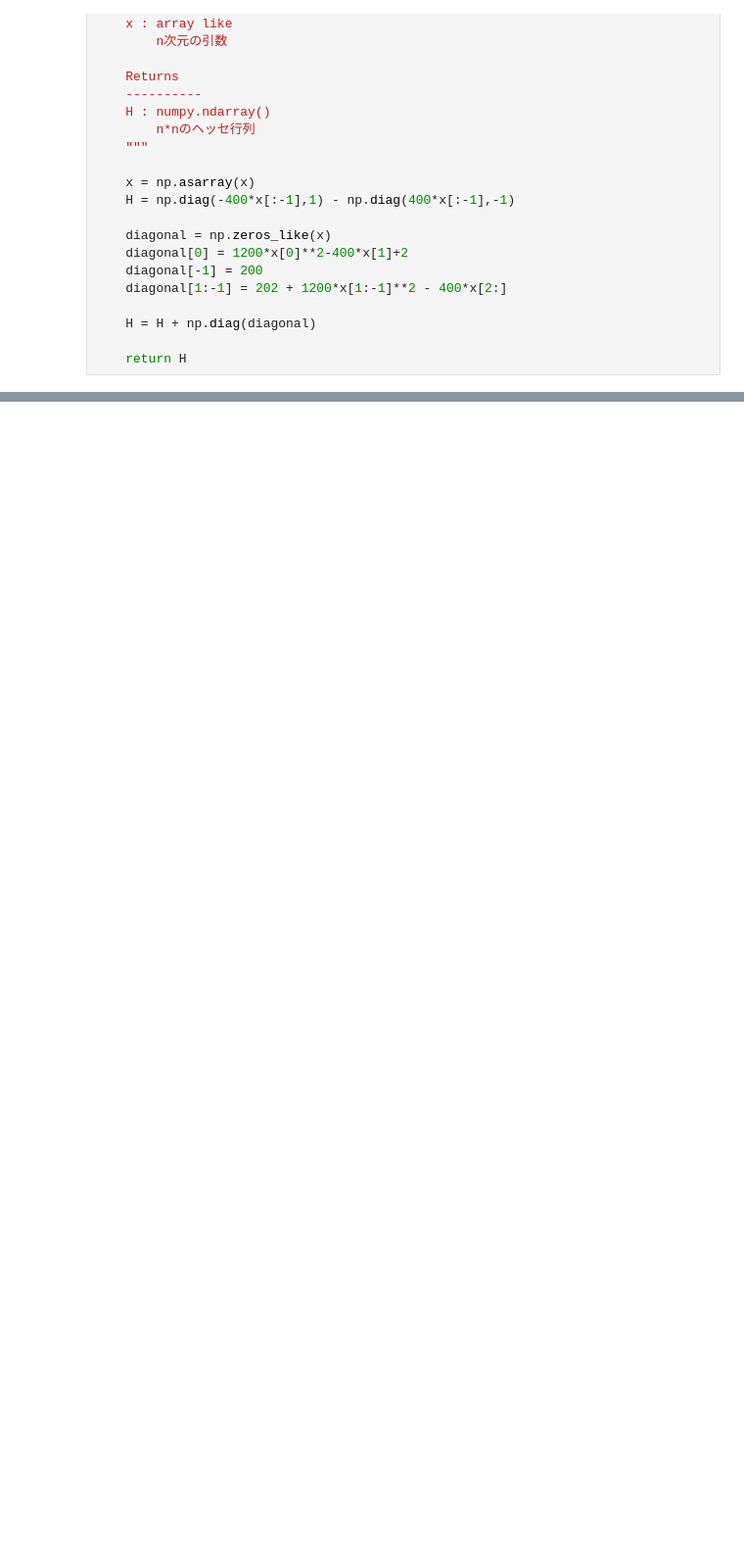
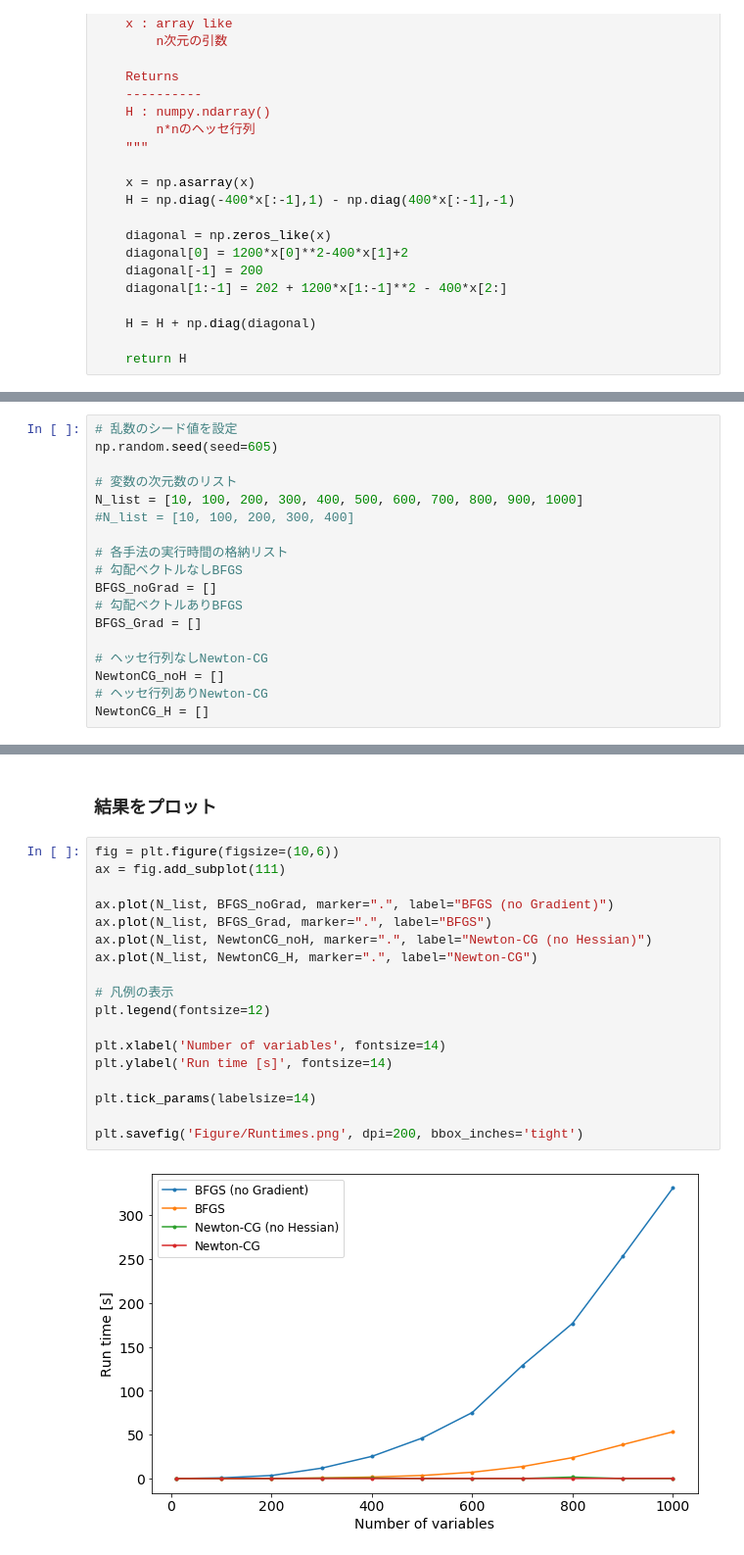
Before and after one commit to Kazuki-Tanno/study_session, a Jupyter notebook: 01_連続最適化/example_code.ipynb, the cells around one changed output, grey strips where cells are left out. Shown: that part at 98% size. Cells and saved outputs as stored; diff of their text form; blank space fills up the shorter version.

```diff
--- a/01_連続最適化/example_code.ipynb
+++ b/01_連続最適化/example_code.ipynb
@@ -124,0 +201,18 @@ ax.plot_wireframe(X1, X2, Z, color='blue',linewidth=0.4)
+# %%
+# 乱数のシード値を設定
+np.random.seed(seed=605)
+
+# 変数の次元数のリスト
+N_list = [10, 100, 200, 300, 400, 500, 600, 700, 800, 900, 1000]
+#N_list = [10, 100, 200, 300, 400]
+
+# 各手法の実行時間の格納リスト
+# 勾配ベクトルなしBFGS
+BFGS_noGrad = []
+# 勾配ベクトルありBFGS
+BFGS_Grad = []
+
+# ヘッセ行列なしNewton-CG
+NewtonCG_noH = []
+# ヘッセ行列ありNewton-CG
+NewtonCG_H = []
@@ -124,0 +286,22 @@ ax.plot_wireframe(X1, X2, Z, color='blue',linewidth=0.4)
+# %% [markdown]
+### 結果をプロット
+# %%
+fig = plt.figure(figsize=(10,6))
+ax = fig.add_subplot(111)
+
+ax.plot(N_list, BFGS_noGrad, marker=".", label="BFGS (no Gradient)")
+ax.plot(N_list, BFGS_Grad, marker=".", label="BFGS")
+ax.plot(N_list, NewtonCG_noH, marker=".", label="Newton-CG (no Hessian)")
+ax.plot(N_list, NewtonCG_H, marker=".", label="Newton-CG")
+
+# 凡例の表示
+plt.legend(fontsize=12)
+
+plt.xlabel('Number of variables', fontsize=14)
+plt.ylabel('Run time [s]', fontsize=14)
+
+plt.tick_params(labelsize=14)
+
+plt.savefig('Figure/Runtimes.png', dpi=200, bbox_inches='tight')
+# %% [output]
+[figure, added]
```
Also changed, not shown: parts of 25 cells of this notebook, 5 other files.
